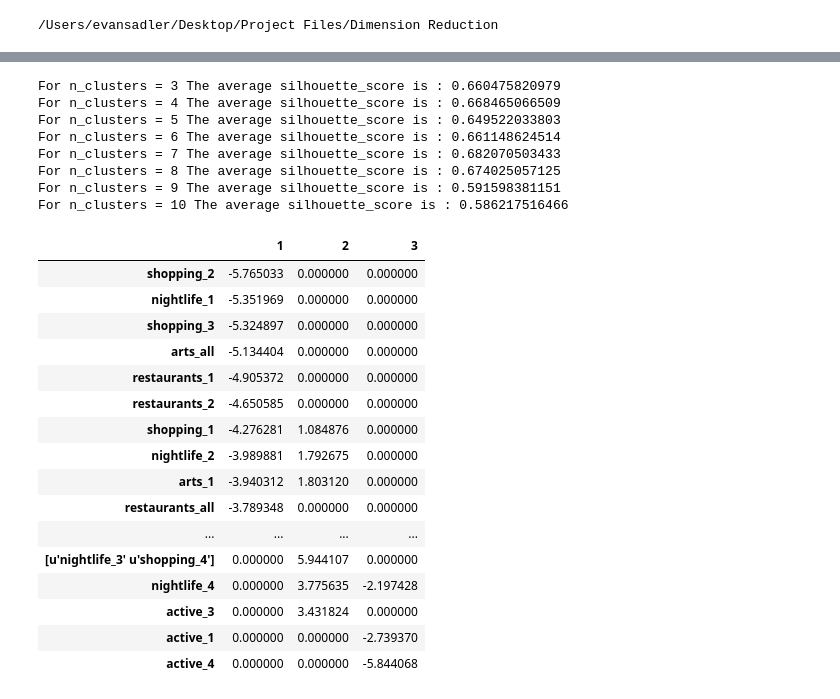
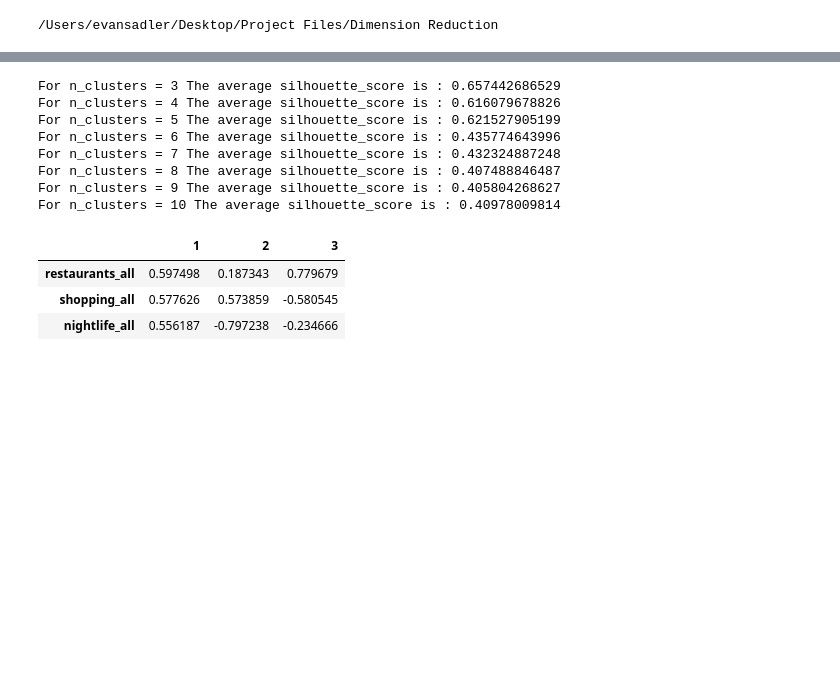
Before and after one commit to easadler/hood_project, a Jupyter notebook: Untitled Folder/Scrape yelp.ipynb, the cells around one changed output, grey strips where cells are left out. Drawn from its saved outputs; the diff is of its cells as text; code cells hidden in the pictures; blank space fills up the shorter version.

```diff
--- a/Untitled Folder/Scrape yelp.ipynb
+++ b/Untitled Folder/Scrape yelp.ipynb
@@ -69,39 +81,26 @@ ImportError: No module named pca_class
 # %%
-rf = ReduceFeatures(df_piv, list(df_piv.index))
+rf = ReduceFeatures(df_all, list(df_all.index))
 rf.preprocessing(0)
-rf.hcluster_cols(0.1)
-rf.preprocessing(0)
-df_sp = rf.sparse_pca(n_components = 3, alpha = 2)
+# rf.hcluster_cols(.1)
+# rf.preprocessing(0)
+#df_sp = rf.fit_pca(n_components = 3)
 rf.best_cluster()
 # %% [output]
-For n_clusters = 3 The average silhouette_score is : 0.660475820979
-For n_clusters = 4 The average silhouette_score is : 0.668465066509
-For n_clusters = 5 The average silhouette_score is : 0.649522033803
-For n_clusters = 6 The average silhouette_score is : 0.661148624514
-For n_clusters = 7 The average silhouette_score is : 0.682070503433
-For n_clusters = 8 The average silhouette_score is : 0.674025057125
-For n_clusters = 9 The average silhouette_score is : 0.591598381151
-For n_clusters = 10 The average silhouette_score is : 0.586217516466
+For n_clusters = 3 The average silhouette_score is : 0.657442686529
+For n_clusters = 4 The average silhouette_score is : 0.616079678826
+For n_clusters = 5 The average silhouette_score is : 0.621527905199
+For n_clusters = 6 The average silhouette_score is : 0.435774643996
+For n_clusters = 7 The average silhouette_score is : 0.432324887248
+For n_clusters = 8 The average silhouette_score is : 0.407488846487
+For n_clusters = 9 The average silhouette_score is : 0.405804268627
+For n_clusters = 10 The average silhouette_score is : 0.40978009814
 # %%
-df_sp.sort(1)
+df_sp.sort(1, ascending = False)
 # %% [output]
 |  | 1 | 2 | 3 |
-| shopping_2 | -5.765033 | 0.000000 | 0.000000 |
-| nightlife_1 | -5.351969 | 0.000000 | 0.000000 |
-| shopping_3 | -5.324897 | 0.000000 | 0.000000 |
-| arts_all | -5.134404 | 0.000000 | 0.000000 |
-| restaurants_1 | -4.905372 | 0.000000 | 0.000000 |
-| restaurants_2 | -4.650585 | 0.000000 | 0.000000 |
-| shopping_1 | -4.276281 | 1.084876 | 0.000000 |
-| nightlife_2 | -3.989881 | 1.792675 | 0.000000 |
-| arts_1 | -3.940312 | 1.803120 | 0.000000 |
-| restaurants_all | -3.789348 | 0.000000 | 0.000000 |
-| ... | ... | ... | ... |
-| [u'nightlife_3' u'shopping_4'] | 0.000000 | 5.944107 | 0.000000 |
-| nightlife_4 | 0.000000 | 3.775635 | -2.197428 |
-| active_3 | 0.000000 | 3.431824 | 0.000000 |
-| active_1 | 0.000000 | 0.000000 | -2.739370 |
-| active_4 | 0.000000 | 0.000000 | -5.844068 |
+| restaurants_all | 0.597498 | 0.187343 | 0.779679 |
+| shopping_all | 0.577626 | 0.573859 | -0.580545 |
+| nightlife_all | 0.556187 | -0.797238 | -0.234666 |
 # %%
 rf.plot_embedding()
 # %% [output]
```
Also changed, not shown: parts of 15 cells of this notebook, 2 other files.
